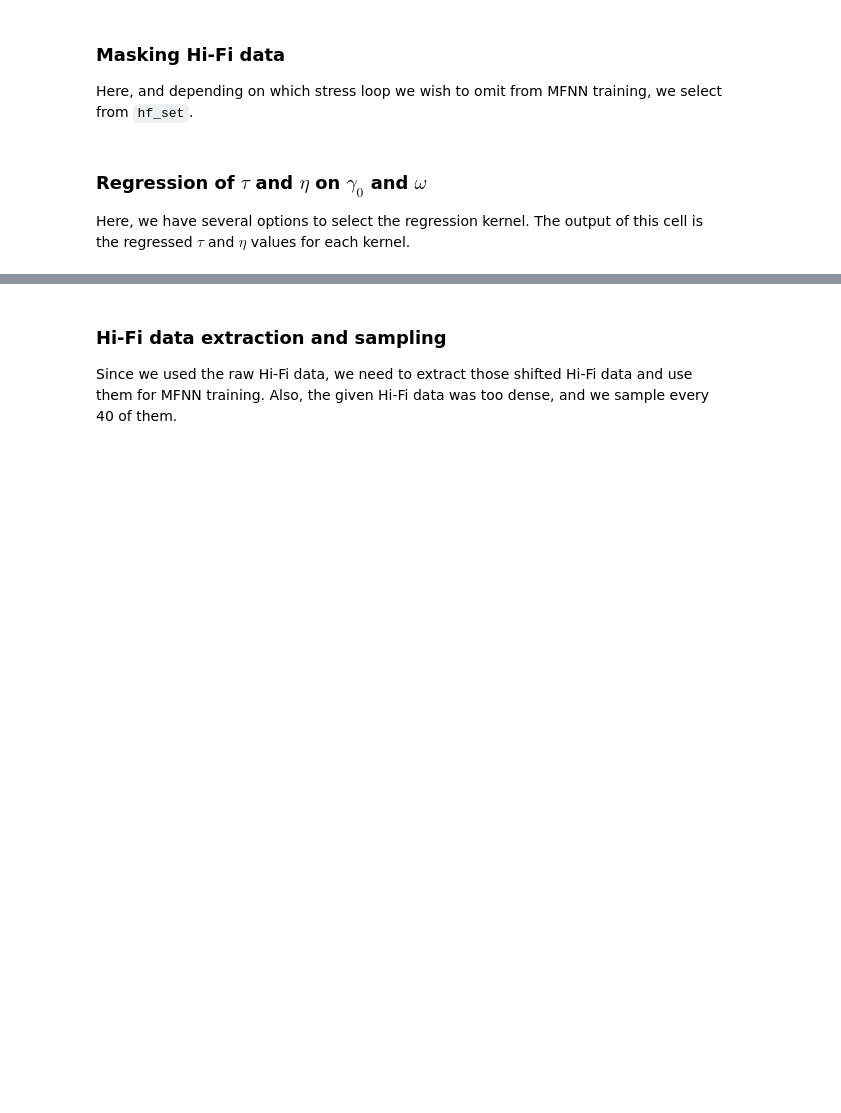
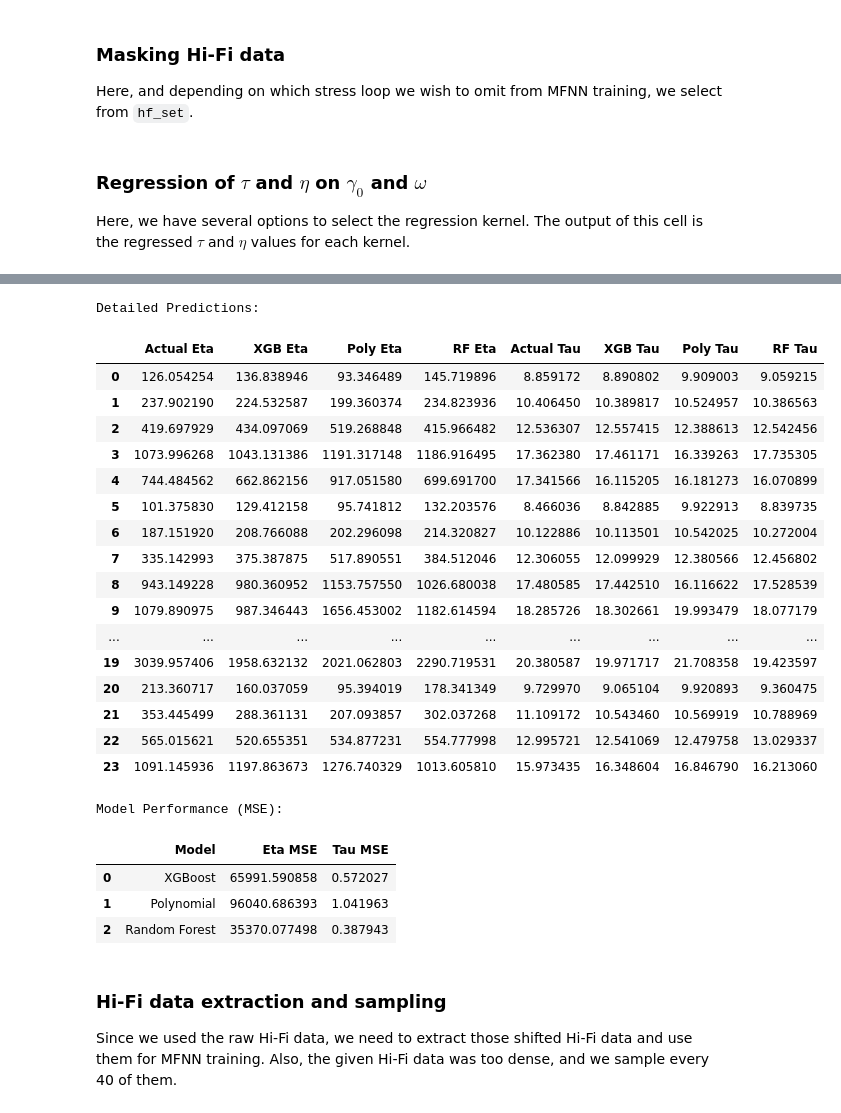
Before and after one commit to alan-ze/PunLab, a Jupyter notebook: mfnn/notebooks/Main_LF_SAOS.ipynb, the cells around one changed output, grey strips where cells are left out. Saved outputs shown, nothing was run; the diff lists cells and outputs as text; code cells hidden in the pictures; blank space fills up the shorter version.

```diff
--- a/mfnn/notebooks/Main_LF_SAOS.ipynb
+++ b/mfnn/notebooks/Main_LF_SAOS.ipynb
@@ -489,3 +362,59 @@ Tau MSE:  0.3893184931670377
+# %%
+df_predictions = pd.DataFrame({
+    'Actual Eta': Y_all[:, 0],
+    'XGB Eta': xgb_predictions[:, 0],
+    'Poly Eta': poly_predictions[:, 0],
+    'RF Eta': rf_predictions[:, 0],
+
+    'Actual Tau': Y_all[:, 1],
+    'XGB Tau': xgb_predictions[:, 1],
+    'Poly Tau': poly_predictions[:, 1],
+    'RF Tau': rf_predictions[:, 1]
+})
+
+print("Detailed Predictions:")
+display(df_predictions)
+
+# Calculate the missing MSEs first to keep the dictionary clean
+poly_eta_mse = mean_squared_error(Y_all[:, 0], poly_predictions[:, 0])
+poly_tau_mse = mean_squared_error(Y_all[:, 1], poly_predictions[:, 1])
+
+rf_eta_mse = mean_squared_error(Y_all[:, 0], rf_predictions[:, 0])
+rf_tau_mse = mean_squared_error(Y_all[:, 1], rf_predictions[:, 1])
+
+# Create a summary DataFrame
+df_metrics = pd.DataFrame({
+    'Model': ['XGBoost', 'Polynomial', 'Random Forest'],
+    'Eta MSE': [eta_mse, poly_eta_mse, rf_eta_mse],
+    'Tau MSE': [tau_mse, poly_tau_mse, rf_tau_mse]
+})
+
+print("\nModel Performance (MSE):")
+display(df_metrics)
+# %% [output]
+Detailed Predictions:
+|  | Actual Eta | XGB Eta | Poly Eta | RF Eta | Actual Tau | XGB Tau | Poly Tau | RF Tau |
+| 0 | 126.054254 | 136.838946 | 93.346489 | 145.719896 | 8.859172 | 8.890802 | 9.909003 | 9.059215 |
+| 1 | 237.902190 | 224.532587 | 199.360374 | 234.823936 | 10.406450 | 10.389817 | 10.524957 | 10.386563 |
+| 2 | 419.697929 | 434.097069 | 519.268848 | 415.966482 | 12.536307 | 12.557415 | 12.388613 | 12.542456 |
+| 3 | 1073.996268 | 1043.131386 | 1191.317148 | 1186.916495 | 17.362380 | 17.461171 | 16.339263 | 17.735305 |
+| 4 | 744.484562 | 662.862156 | 917.051580 | 699.691700 | 17.341566 | 16.115205 | 16.181273 | 16.070899 |
+| 5 | 101.375830 | 129.412158 | 95.741812 | 132.203576 | 8.466036 | 8.842885 | 9.922913 | 8.839735 |
+| 6 | 187.151920 | 208.766088 | 202.296098 | 214.320827 | 10.122886 | 10.113501 | 10.542025 | 10.272004 |
+| 7 | 335.142993 | 375.387875 | 517.890551 | 384.512046 | 12.306055 | 12.099929 | 12.380566 | 12.456802 |
+| 8 | 943.149228 | 980.360952 | 1153.757550 | 1026.680038 | 17.480585 | 17.442510 | 16.116622 | 17.528539 |
+| 9 | 1079.890975 | 987.346443 | 1656.453002 | 1182.614594 | 18.285726 | 18.302661 | 19.993479 | 18.077179 |
+| ... | ... | ... | ... | ... | ... | ... | ... | ... |
+| 19 | 3039.957406 | 1958.632132 | 2021.062803 | 2290.719531 | 20.380587 | 19.971717 | 21.708358 | 19.423597 |
+| 20 | 213.360717 | 160.037059 | 95.394019 | 178.341349 | 9.729970 | 9.065104 | 9.920893 | 9.360475 |
+| 21 | 353.445499 | 288.361131 | 207.093857 | 302.037268 | 11.109172 | 10.543460 | 10.569919 | 10.788969 |
+| 22 | 565.015621 | 520.655351 | 534.877231 | 554.777998 | 12.995721 | 12.541069 | 12.479758 | 13.029337 |
+| 23 | 1091.145936 | 1197.863673 | 1276.740329 | 1013.605810 | 15.973435 | 16.348604 | 16.846790 | 16.213060 |
+Model Performance (MSE):
+|  | Model | Eta MSE | Tau MSE |
+| 0 | XGBoost | 65991.590858 | 0.572027 |
+| 1 | Polynomial | 96040.686393 | 1.041963 |
+| 2 | Random Forest | 35370.077498 | 0.387943 |
 # %% [markdown]
 ### Hi-Fi data extraction and sampling
 Since we used the raw Hi-Fi data, we need to extract those shifted Hi-Fi data and use them for MFNN training. Also, the given Hi-Fi data was too dense, and we sample every 40 of them.
```
Also changed, not shown: parts of 6 cells of this notebook, 8 other files.
